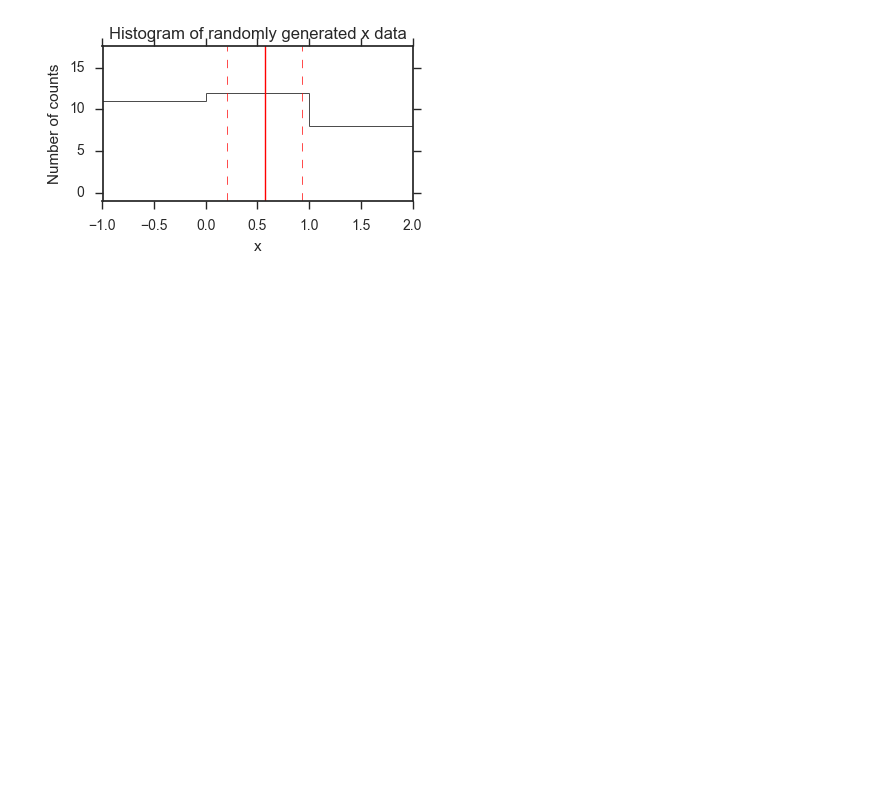
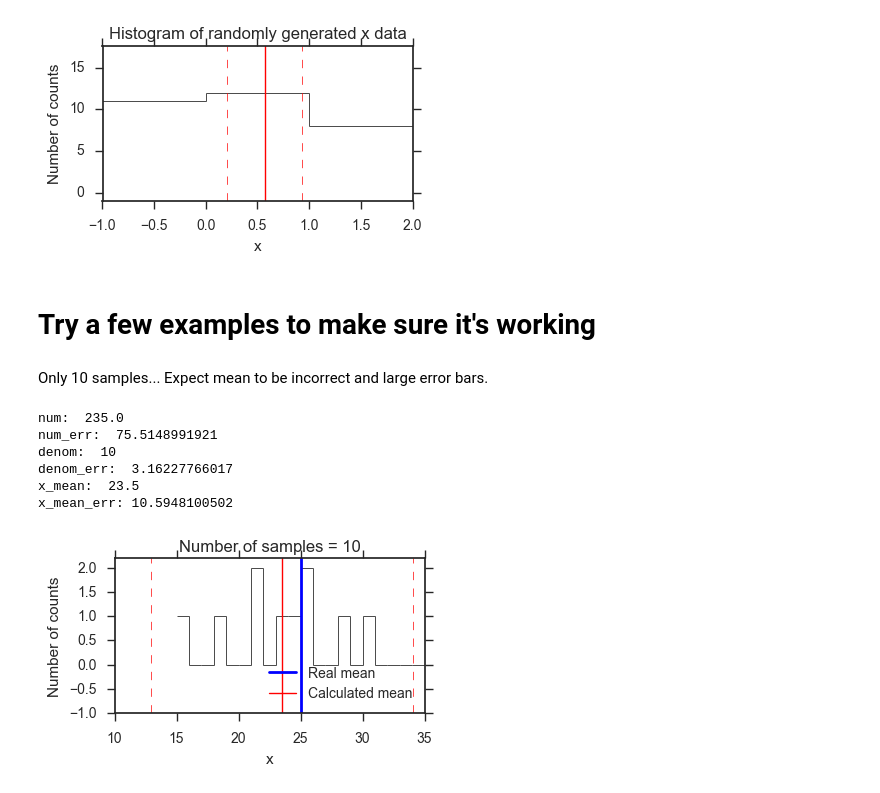
Before and after one commit to pfschus/fission_bicorrelation, a Jupyter notebook: methods/calc_mean_from_histogram.ipynb, the cells around one changed output. Drawn from its saved outputs; the diff is of its cells as text; code cells hidden in the pictures; blank space fills up the shorter version.

Commit message:
Examples in calc_histogram_mean

```diff
--- a/methods/calc_mean_from_histogram.ipynb
+++ b/methods/calc_mean_from_histogram.ipynb
@@ -210,3 +210,35 @@ plt.title('Histogram of randomly generated x data')
 plt.show()
 # %% [output]
 [figure]
+# %% [markdown]
+# Try a few examples to make sure it's working
+# %% [markdown]
+Only 10 samples... Expect mean to be incorrect and large error bars.
+# %%
+real_mean = 25
+real_std = 5
+num_samples = 10
+x_samples = np.random.normal(real_mean,real_std,num_samples)
+counts, bin_edges = np.histogram(x_samples,np.arange(15,35.1,1))
+x_mean, x_mean_err = calc_mean(bin_edges,counts,True)
+
+plt.figure(figsize=(4,2))
+plt.axvline(real_mean,color='b',linewidth=2)
+plt.axvline(x_mean,color='r',linewidth=1)
+plt.axvline(x_mean+x_mean_err,linestyle='--',color='r',linewidth=.5)
+plt.axvline(x_mean-x_mean_err,linestyle='--',color='r',linewidth=.5)
+bicorr.step_plot(bin_edges,counts)
+plt.legend(['Real mean','Calculated mean'], loc='lower right')
+plt.xlabel('x')
+plt.ylabel('Number of counts')
+plt.ylim([-1,1.1*np.max(counts)])
+plt.title('Number of samples = {}'.format(num_samples))
+plt.show()
+# %% [output]
+num:  235.0
+num_err:  75.5148991921
+denom:  10
+denom_err:  3.16227766017
+x_mean:  23.5
+x_mean_err: 10.5948100502
+[figure, added]
```
Also changed, not shown: parts of 6 cells of this notebook.
